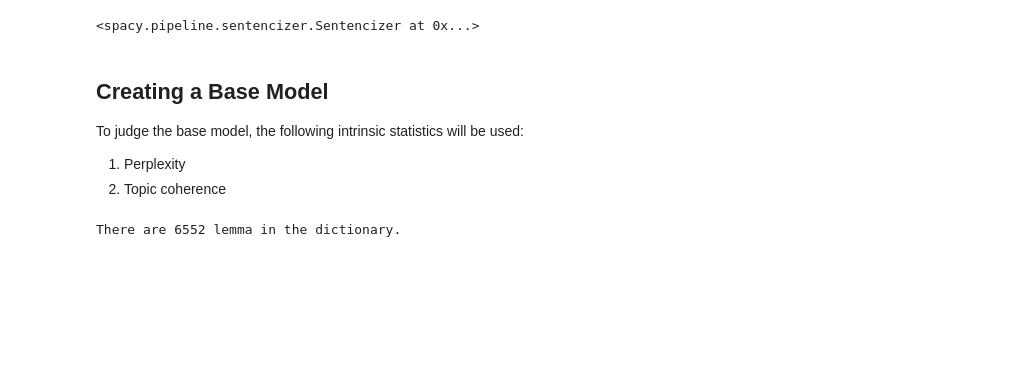
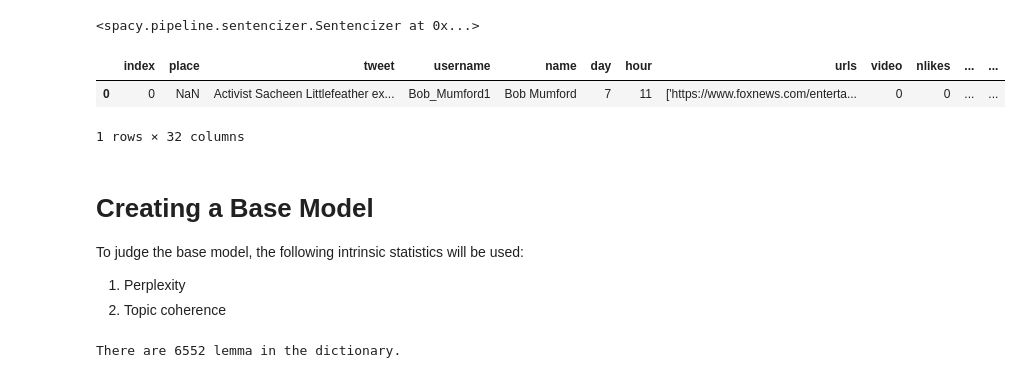
Before and after one commit to lammypi/indigenous-tweet-exploration, a Jupyter notebook: indigenous-tweet-exploration.ipynb, the cells around one changed output. Drawn from its saved outputs; the diff is of its cells as text; code cells hidden in the pictures; blank space fills up the shorter version.

Commit message:
Kaggle Notebook | Indigenous Tweet Exploration | Version 23

```diff
--- a/indigenous-tweet-exploration.ipynb
+++ b/indigenous-tweet-exploration.ipynb
@@ -1052,8 +1052,26 @@ for tweet in tqdm(df.expanded_tweet):
 df['sentence_counts'] = sentence_count
 df['lemmas'] = lemma
 df['lemma_string'] = lemma_string
+# %%
+# Lemma tokens
+lemma_tokens = []
+
+# Tokenize lemma string
+for string in df.lemma_string:
+    # Add
+    lemma_tokens.append(string.split())
+
+# Add to dataframe
+df['lemma_tokens'] = lemma_tokens
+# %%
+#Check
+df.head(1)
+# %% [output]
+|  | index | place | tweet | username | name | day | hour | urls | video | nlikes | ... | ... |
+| 0 | 0 | NaN | Activist Sacheen Littlefeather ex... | Bob_Mumford1 | Bob Mumford | 7 | 11 | ['https://www.foxnews.com/enterta... | 0 | 0 | ... | ... |
+1 rows × 32 columns
 # %% [markdown]
-## Creating a Base Model
+# Creating a Base Model
 
 To judge the base model, the following intrinsic statistics will be used:
 1. Perplexity
```
Also changed, not shown: parts of 10 cells of this notebook.
